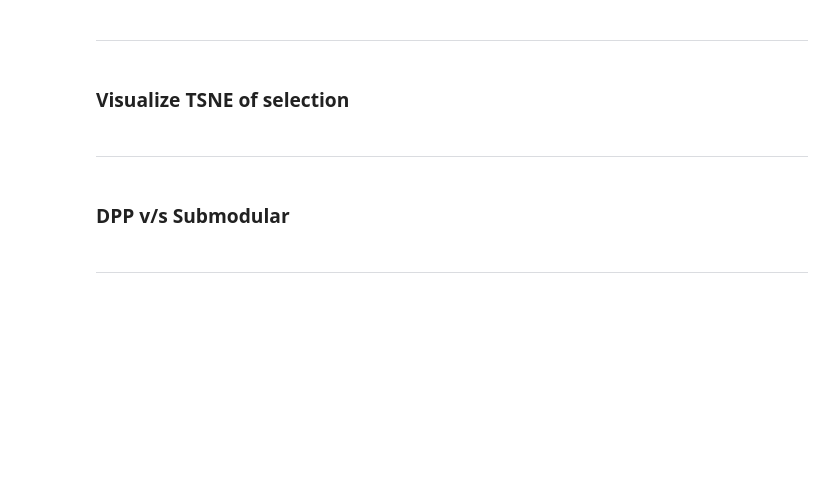
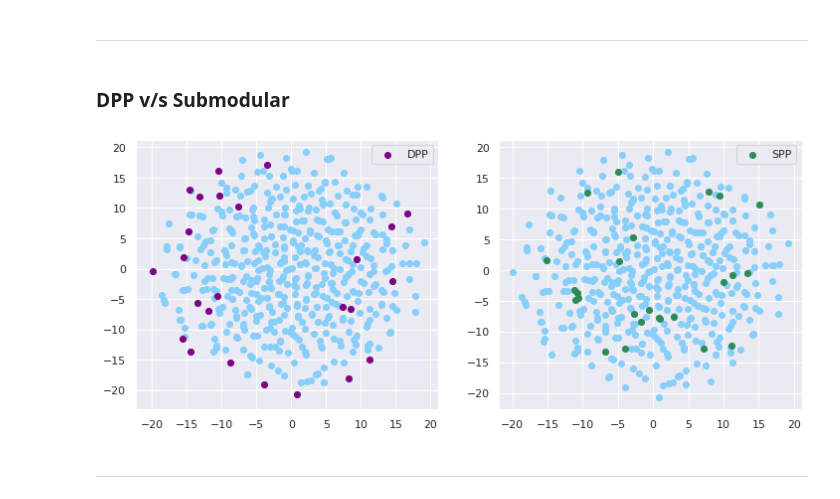
Before and after one commit to neerajaabhyankar/fair-cohort-selection, a Jupyter notebook: discrete-point-process-with-quota.ipynb, the cells around one changed output. Saved outputs shown, nothing was run; the diff lists cells and outputs as text; code cells hidden in the pictures; blank space fills up the shorter version.

```diff
--- a/discrete-point-process-with-quota.ipynb
+++ b/discrete-point-process-with-quota.ipynb
@@ -213,5 +90,3 @@ for oo in objectives: print("{:.3f}".format(oo))
 136.481
 # %% [markdown]
 ---
-# %% [markdown]
-### Visualize TSNE of selection
@@ -231,11 +93,9 @@ def viztsne(X, S, setcolor, setlabel, perp):
-# %% [markdown]
----
 # %% [markdown]
 ### DPP v/s Submodular
 # %%
-n = 50
-m = 200
-k = 10
+n = 500
+m = 72
+k = 25
 
 np.random.seed(0)
 X = np.random.random((n, m))
@@ -243,16 +103,18 @@ X = np.random.random((n, m))
 np.random.seed(1)
 mixw = np.random.random(m); mixw = mixw/np.max(mixw)
 # %%
-S_d, objectives_d = greedygains_logsubmod(None, X, k)
+S_d, objectives_d = logsubm.greedygains_logsubmod(None, X, k)
 # %%
-S_s, objectives_s = greedygains_submod(None, X, mixw, k)
+S_s, objectives_s = subm.greedygains_submod(None, X, mixw, k)
 # %%
 plt.figure(figsize=(12,5))
 
 plt.subplot(1,2,1)
-viztsne(X, S_d, "purple", "DPP", 30)
+plottingtools.viztsne(X, S_d, "purple", "DPP", 30)
 plt.subplot(1,2,2)
-viztsne(X, S_s, "seagreen", "SPP", 30)
+plottingtools.viztsne(X, S_s, "seagreen", "SPP", 30)
+# %% [output]
+[figure, added]
 # %% [markdown]
 ---
 # %% [markdown]
```
Also changed, not shown: parts of 36 cells of this notebook, 3 other files.
